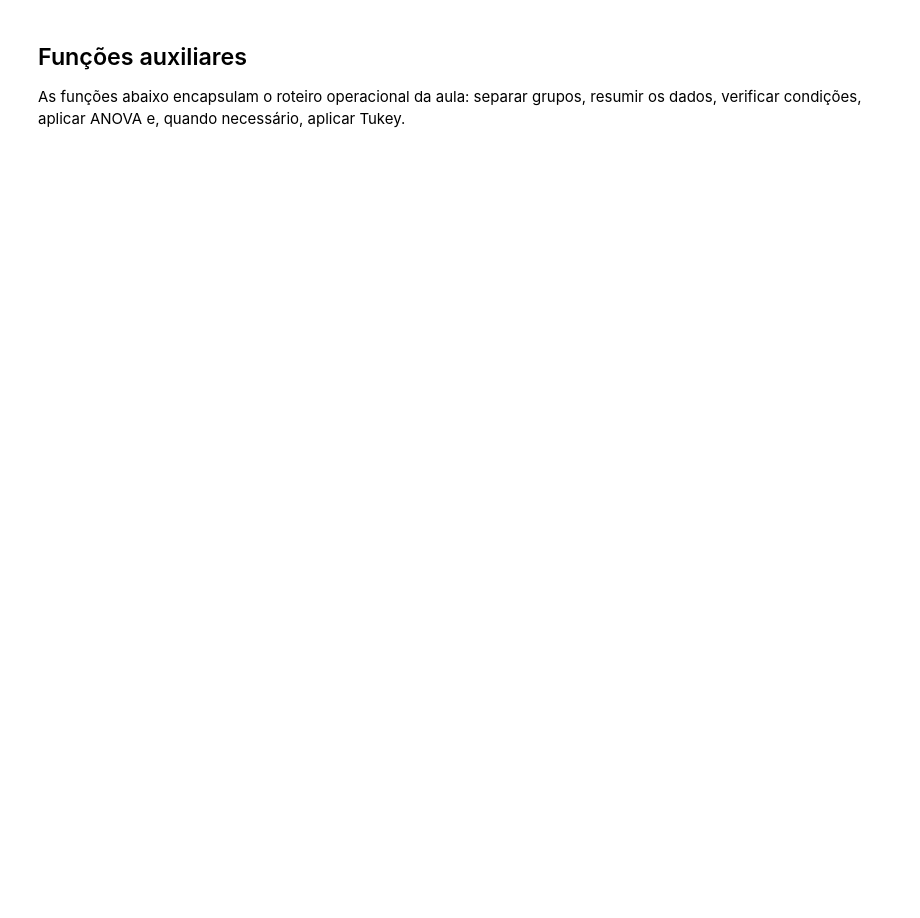
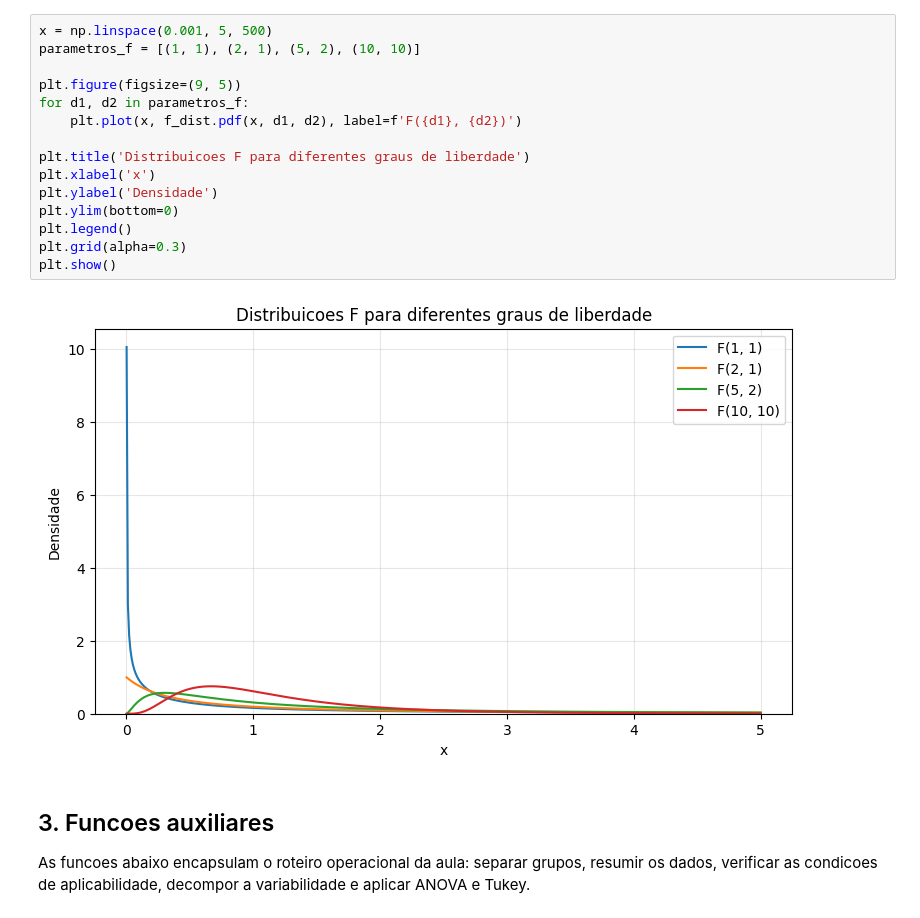
Before and after one commit to AILAB-CEFET-RJ/gcc1625, a Jupyter notebook: notebooks/05_testes_hipoteses_anova.ipynb, the cells around one changed output. Cells and saved outputs as stored; diff of their text form; blank space fills up the shorter version.

```diff
--- a/notebooks/05_testes_hipoteses_anova.ipynb
+++ b/notebooks/05_testes_hipoteses_anova.ipynb
@@ -31,6 +71,23 @@ DATA_DIR
+# %%
+x = np.linspace(0.001, 5, 500)
+parametros_f = [(1, 1), (2, 1), (5, 2), (10, 10)]
+
+plt.figure(figsize=(9, 5))
+for d1, d2 in parametros_f:
+    plt.plot(x, f_dist.pdf(x, d1, d2), label=f'F({d1}, {d2})')
+
+plt.title('Distribuicoes F para diferentes graus de liberdade')
+plt.xlabel('x')
+plt.ylabel('Densidade')
+plt.ylim(bottom=0)
+plt.legend()
+plt.grid(alpha=0.3)
+plt.show()
+# %% [output]
+[figure, added]
 # %% [markdown]
-## Funções auxiliares
+## 3. Funcoes auxiliares
 
-As funções abaixo encapsulam o roteiro operacional da aula: separar grupos, resumir os dados, verificar condições, aplicar ANOVA e, quando necessário, aplicar Tukey.
+As funcoes abaixo encapsulam o roteiro operacional da aula: separar grupos, resumir os dados, verificar as condicoes de aplicabilidade, decompor a variabilidade e aplicar ANOVA e Tukey.
 # %%
 def separar_grupos(df, grupo_col, valor_col):
```
Also changed, not shown: parts of 53 cells of this notebook, 2 other files.
